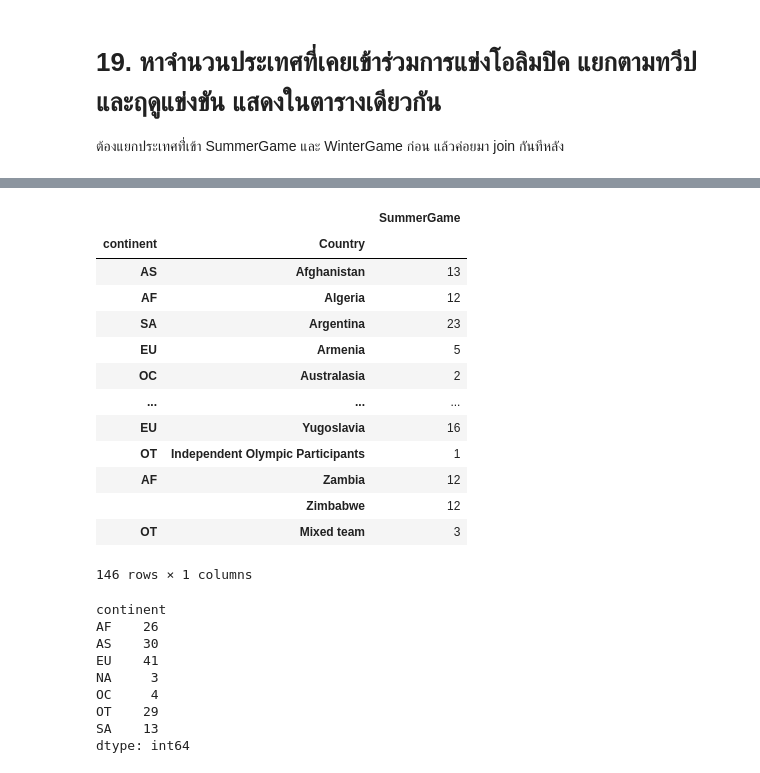
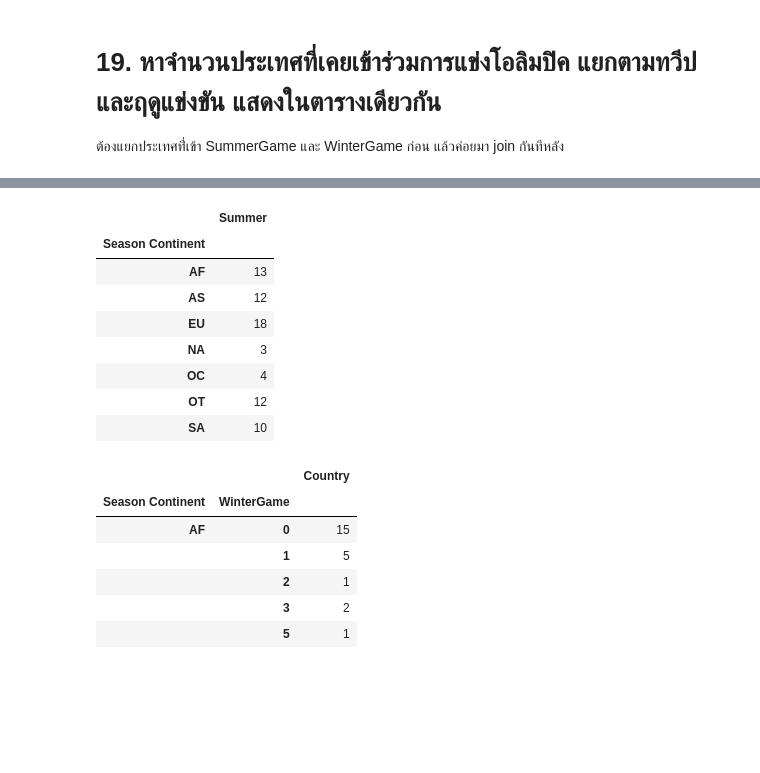
Before and after one commit to PNYWT/Python-For-Data-Science, a Jupyter notebook: Data Science with Big data/Homework/Homework Week 6.ipynb, the cells around one changed output, grey strips where cells are left out. Drawn from its saved outputs; the diff is of its cells as text; code cells hidden in the pictures; blank space fills up the shorter version.

```diff
--- a/Data Science with Big data/Homework/Homework Week 6.ipynb
+++ b/Data Science with Big data/Homework/Homework Week 6.ipynb
@@ -439,5 +439,7 @@ Name: SummerGold, dtype: float64
 
 ต้องแยกประเทศที่่เข้า SummerGame และ WinterGame ก่อน แล้วค่อยมา join กันทีหลัง
 # %%
-df_Coin.head()
+df_CoinTemp = df_Coin
+df_CoinTemp = df_CoinTemp.rename(columns={"continent": "Season Continent"})
+df_CoinTemp.head()
 # %% [output]
@@ -450,4 +452,5 @@ df_Coin.head()
 # %%
-df_JoinOly = df_Coin.loc[:,["continent","Country","SummerGame"]]
-df_JoinOly
+summerGame = df_CoinTemp.groupby(["Season Continent","SummerGame"]).Country
+summerGame = summerGame.size().to_frame()
+summerGame
 # %% [output]
@@ -467,31 +471,27 @@ df_JoinOly
 # %%
-df_JoinOly = df_JoinOly.set_index( ["continent","Country"] )
-df_JoinOly
+summerGame = summerGame.groupby("Season Continent").Country.size().to_frame()
+summerGame = summerGame.rename(columns={'Country': 'Summer' })
+summerGame
 # %% [output]
-|  |  | SummerGame |
-| continent | Country |  |
-| AS | Afghanistan | 13 |
-| AF | Algeria | 12 |
-| SA | Argentina | 23 |
-| EU | Armenia | 5 |
-| OC | Australasia | 2 |
-| ... | ... | ... |
-| EU | Yugoslavia | 16 |
-| OT | Independent Olympic Participants | 1 |
-| AF | Zambia | 12 |
-|  | Zimbabwe | 12 |
-| OT | Mixed team | 3 |
+|  | Summer |
+| Season Continent |  |
+| AF | 13 |
+| AS | 12 |
+| EU | 18 |
+| NA | 3 |
+| OC | 4 |
+| OT | 12 |
+| SA | 10 |
-146 rows × 1 columns
 # %%
-df_JoinOly.groupby("continent").size()
+WinterGame = df_CoinTemp.groupby(["Season Continent","WinterGame"]).Country
+WinterGame = WinterGame.size().to_frame()
+WinterGame.head()
 # %% [output]
-continent
-AF    26
-AS    30
-EU    41
-NA     3
-OC     4
-OT    29
-SA    13
-dtype: int64
+|  |  | Country |
+| Season Continent | WinterGame |  |
+| AF | 0 | 15 |
+|  | 1 | 5 |
+|  | 2 | 1 |
+|  | 3 | 2 |
+|  | 5 | 1 |
 # %%
```
Also changed, not shown: parts of 17 cells of this notebook, 2 other files.
